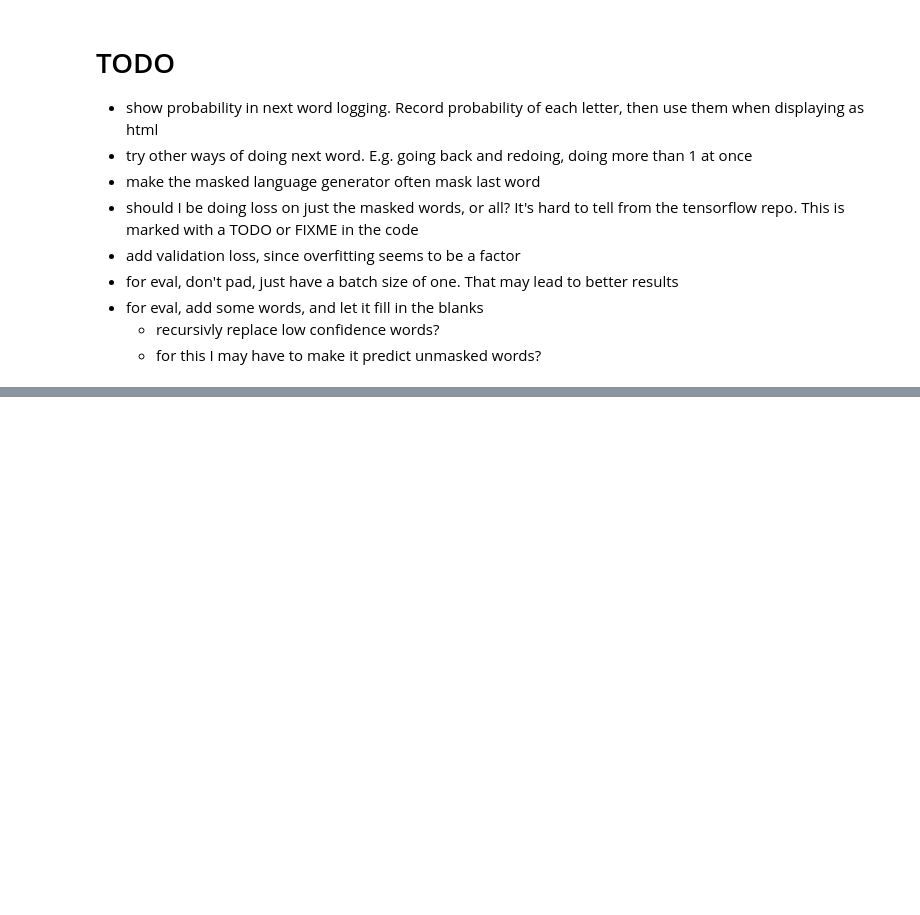
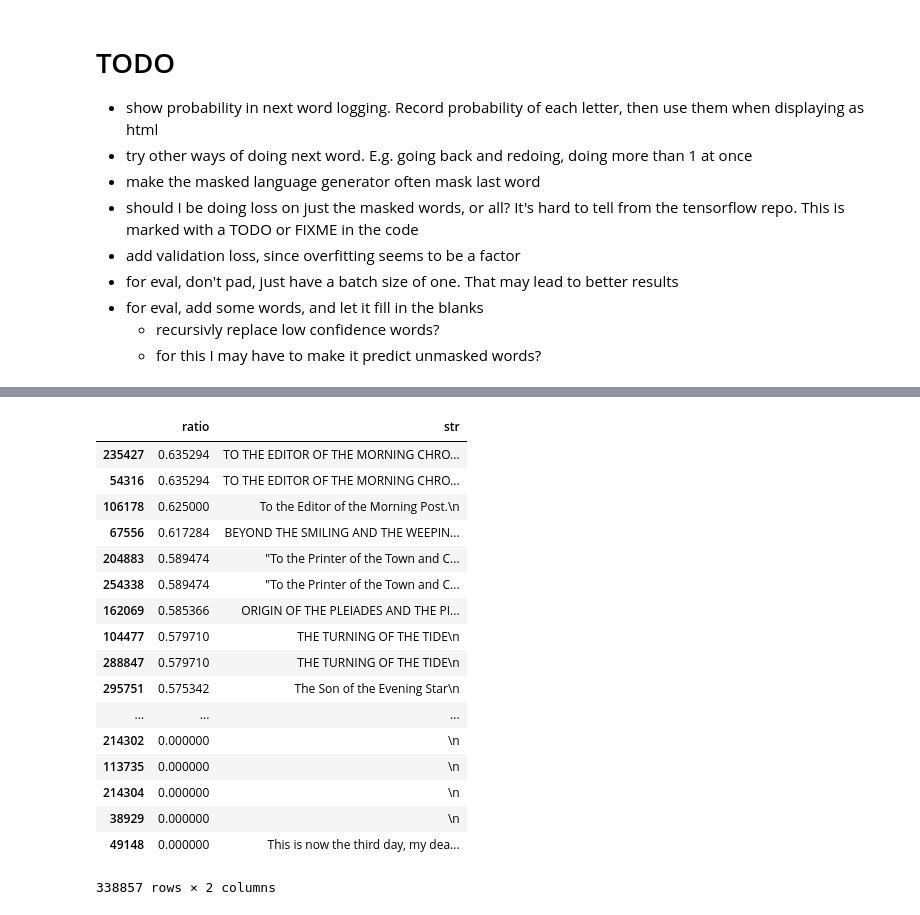
Before and after one commit to rush86999/pytorch-pretrained-BERT_horror-genor, a Jupyter notebook: notebooks/run4_gen_text-tied-poetry.ipynb, the cells around one changed output, grey strips where cells are left out. Saved outputs shown, nothing was run; the diff lists cells and outputs as text; code cells hidden in the pictures; blank space fills up the shorter version.

```diff
--- a/notebooks/run4_gen_text-tied-poetry.ipynb
+++ b/notebooks/run4_gen_text-tied-poetry.ipynb
@@ -430,0 +609,10 @@ improve_words_recursive(text, processor, tokenizer, model, iterations=100, max_s
+# %%
+train_txt = open(os.path.join(args.data_dir,'train.txt')).readlines()
+# %%
+import difflib
+candidate_test = 'of the morning of the morning and the evening'
+# %%
+matches = []
+for cand_train in tqdm(train_txt):
+    diffl  = difflib.SequenceMatcher(None, cand_train.lower().strip(), candidate_test.lower() ).ratio()
+    matches.append([diffl, cand_train])
@@ -430,0 +627,24 @@ improve_words_recursive(text, processor, tokenizer, model, iterations=100, max_s
+# %%
+import pandas as pd
+df = pd.DataFrame(matches, columns=['ratio', 'str'])
+df = df.sort_values('ratio', ascending=False)
+df
+# %% [output]
+|  | ratio | str |
+| 235427 | 0.635294 | TO THE EDITOR OF THE MORNING CHRO... |
+| 54316 | 0.635294 | TO THE EDITOR OF THE MORNING CHRO... |
+| 106178 | 0.625000 | To the Editor of the Morning Post.\n |
+| 67556 | 0.617284 | BEYOND THE SMILING AND THE WEEPIN... |
+| 204883 | 0.589474 | "To the Printer of the Town and C... |
+| 254338 | 0.589474 | "To the Printer of the Town and C... |
+| 162069 | 0.585366 | ORIGIN OF THE PLEIADES AND THE PI... |
+| 104477 | 0.579710 | THE TURNING OF THE TIDE\n |
+| 288847 | 0.579710 | THE TURNING OF THE TIDE\n |
+| 295751 | 0.575342 | The Son of the Evening Star\n |
+| ... | ... | ... |
+| 214302 | 0.000000 | \n |
+| 113735 | 0.000000 | \n |
+| 214304 | 0.000000 | \n |
+| 38929 | 0.000000 | \n |
+| 49148 | 0.000000 | This is now the third day, my dea... |
+338857 rows × 2 columns
```
Also changed, not shown: parts of 22 cells of this notebook, 2 other files.
